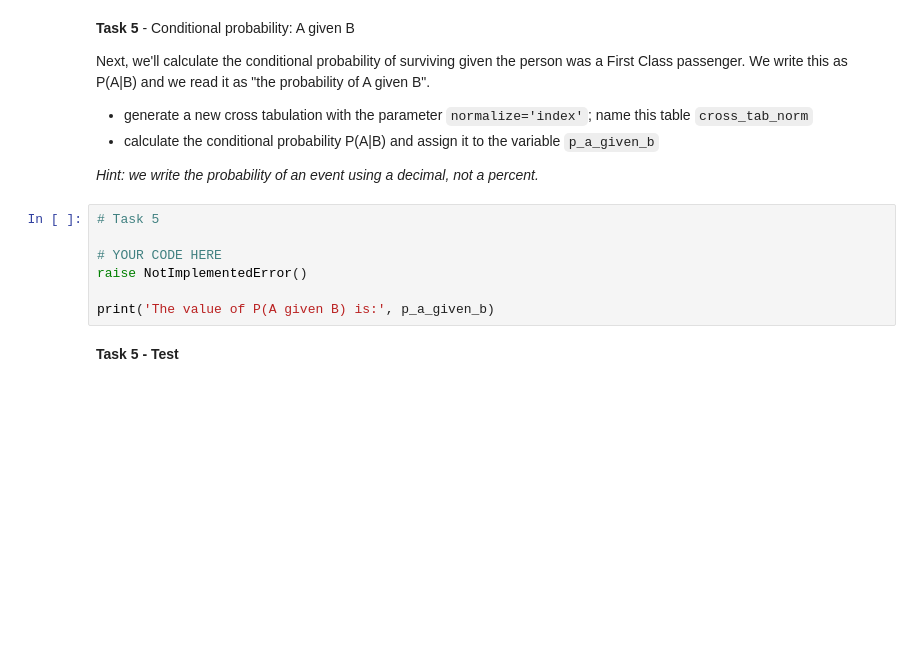
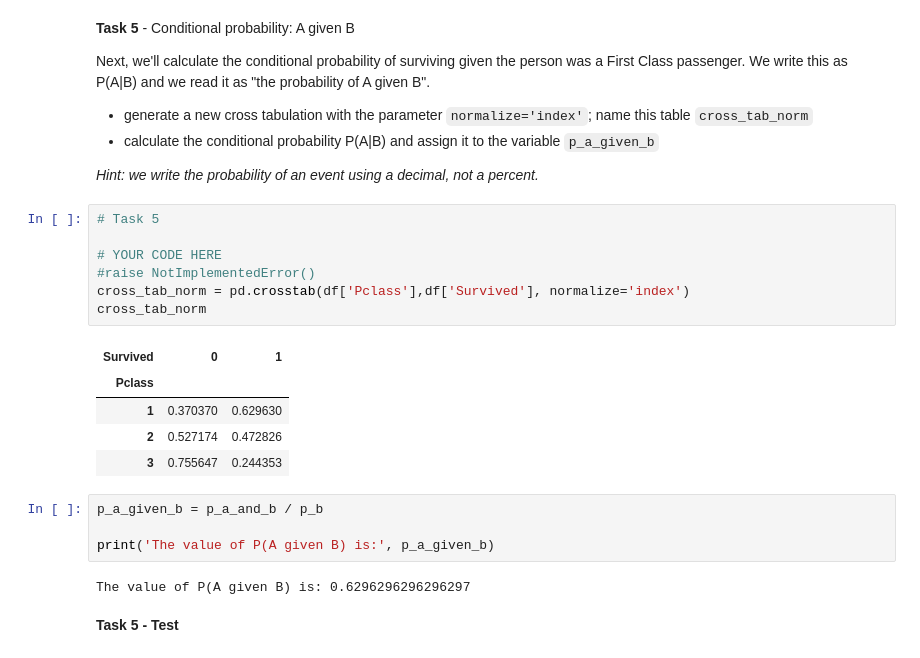
Before and after one commit to sikoh/DS-Statistics, a Jupyter notebook: Bayesian-Inference/DS_BayesianInference_Homework.ipynb, the cells around one changed output. Drawn from its saved outputs; the diff is of its cells as text; blank space fills up the shorter version.

```diff
--- a/Bayesian-Inference/DS_BayesianInference_Homework.ipynb
+++ b/Bayesian-Inference/DS_BayesianInference_Homework.ipynb
@@ -162,13 +172,25 @@ Next, we'll calculate the conditional probability of surviving given the person
 * calculate the conditional probability P(A|B) and assign it to the variable `p_a_given_b`
 
 *Hint: we write the probability of an event using a decimal, not a percent.*
+# %%
+# Task 5
+
+# YOUR CODE HERE
+#raise NotImplementedError()
+cross_tab_norm = pd.crosstab(df['Pclass'],df['Survived'], normalize='index')
+cross_tab_norm
+# %% [output]
+| Survived | 0 | 1 |
+| Pclass |  |  |
+| 1 | 0.370370 | 0.629630 |
+| 2 | 0.527174 | 0.472826 |
+| 3 | 0.755647 | 0.244353 |
 # %%
-# Task 5
-
-# YOUR CODE HERE
-raise NotImplementedError()
+p_a_given_b = p_a_and_b / p_b
 
 print('The value of P(A given B) is:', p_a_given_b)
+# %% [output]
+The value of P(A given B) is: 0.6296296296296297
 # %% [markdown]
 **Task 5 - Test**
 # %%
```
Also changed, not shown: parts of 10 cells of this notebook.
